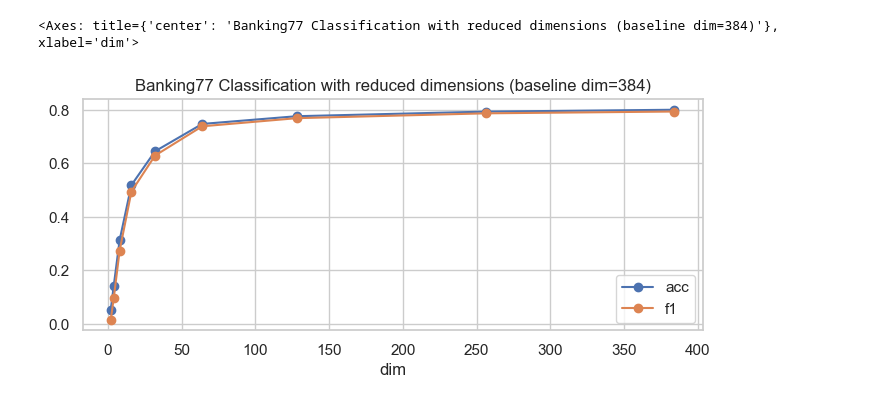
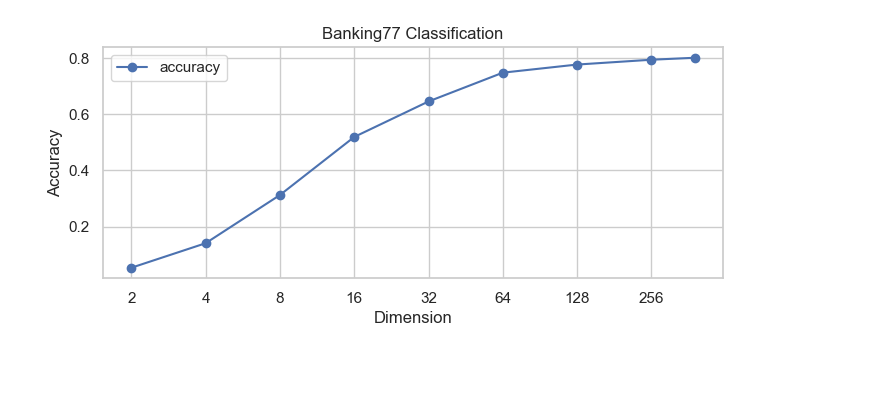
Before and after one commit to Laz4rz/matryoshka, a Jupyter notebook: eval_gather.ipynb, the cells around one changed output. Saved outputs shown, nothing was run; the diff lists cells and outputs as text; code cells hidden in the pictures; blank space fills up the shorter version.

```diff
--- a/eval_gather.ipynb
+++ b/eval_gather.ipynb
@@ -10,12 +10,37 @@ import matplotlib.pyplot as plt
 
 sns.set(style="whitegrid")
 
-def find_files(directory):
+
+def find_files(directory, startswith=".json"):
     for root, dirs, files in os.walk(directory):
         for file in files:
-            if file.endswith("Banking77Classification.json"):
+            if file.startswith(startswith):
                 yield os.path.join(root, file)
 
 def load_json(file):
     with open(file, 'r') as f:
         return json.load(f)
+
+def load_task_results(path, task):
+    results = []
+
+    for i in find_files(path, startswith=task):
+        dim = re.search(r'dim=(\d+)', i).group(1)
+        data = load_json(i)["scores"]["test"][0]
+        results.append({'dim': int(dim)} | data)
+
+    results = pd.DataFrame(results).set_index('dim').sort_index()
+
+    return results
+
+def plot_results(results, columns=None, filter_func=None, ylabel="", xlabel="", title=""):
+    if columns is None:
+        columns = results.select_dtypes(include=[np.number]).columns.values
+    if filter_func is not None:
+        columns = columns[list(map(filter_func, columns))]
+    results[columns].plot(marker='o', linestyle='-', figsize=(8, 3), title=title)
+    plt.xscale('log', base=2, subs=[2, 4, 8, 16, 32, 64, 128, 256])
+    plt.xticks([2**i for i in range(1, 9)], [2**i for i in range(1, 9)])
+    plt.ylabel(ylabel)
+    plt.xlabel(xlabel)
+    plt.show()
@@ -31,6 +47,5 @@ results = pd.DataFrame(results).set_index('dim').sort_index()
-# %%
-pd.DataFrame(results).plot(marker='o', linestyle='-', figsize=(8, 3), title='Banking77 Classification with reduced dimensions (baseline dim=384)')
-# plt.yscale('log')
-# %% [output]
-<Axes: title={'center': 'Banking77 Classification with reduced dimensions (baseline dim=384)'}, xlabel='dim'>
-[figure, removed]
+# %%
+results = load_task_results("results", "Banking77Classification")
+plot_results(results, ['accuracy'], ylabel="Accuracy", xlabel="Dimension", title="Banking77 Classification")
+# %% [output]
+[figure, added]
```
Also changed, not shown: parts of 3 cells of this notebook, 27 other files.
